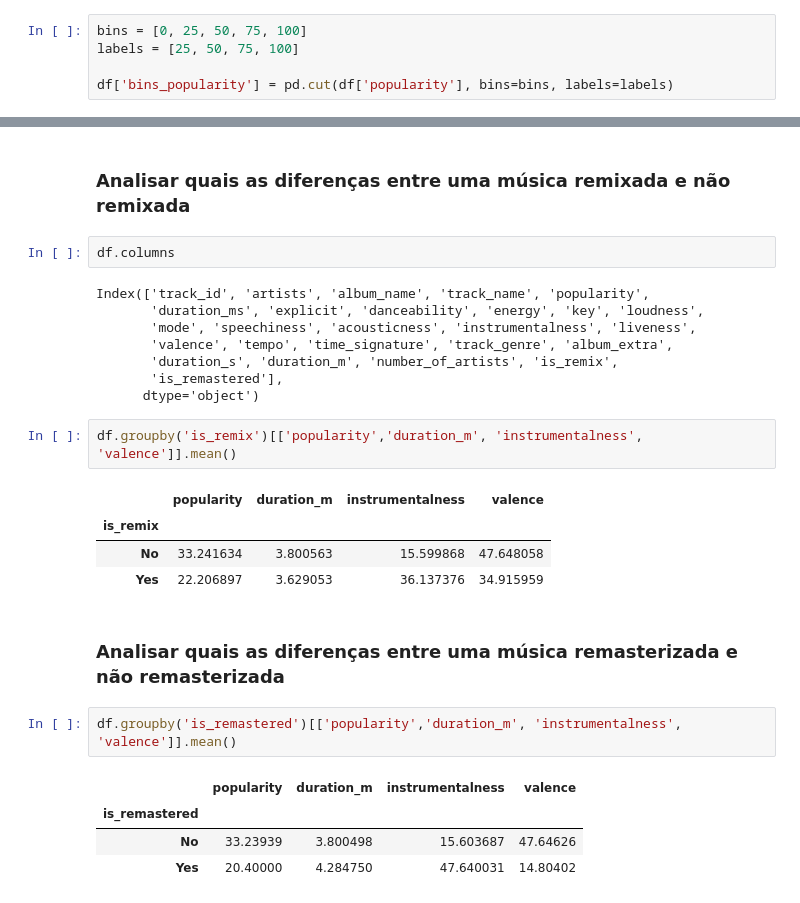
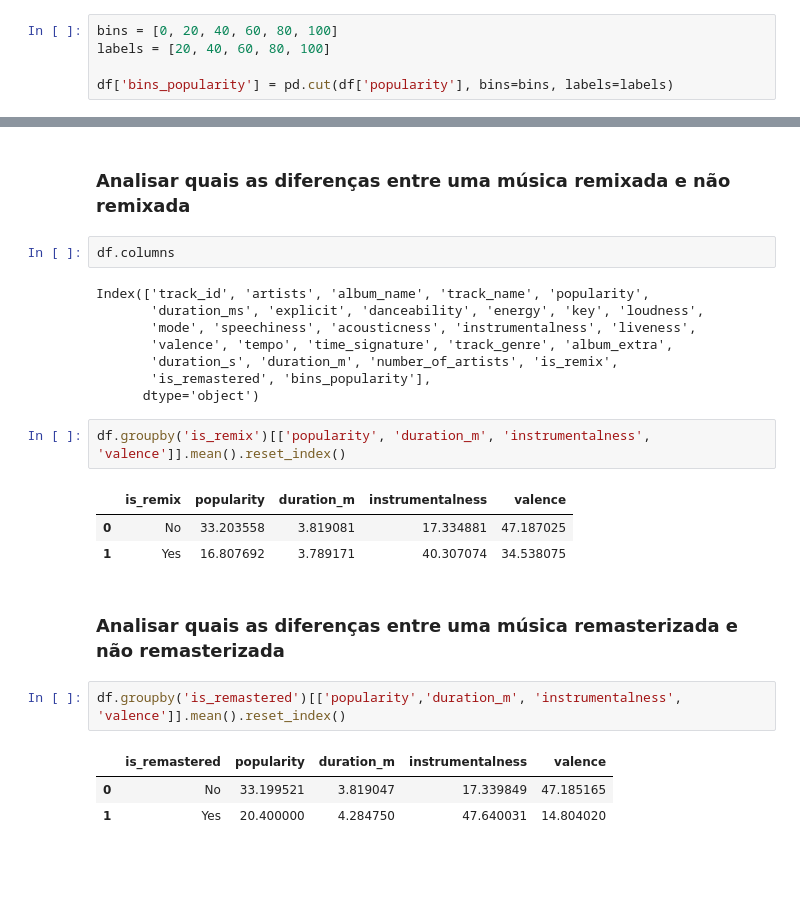
Before and after one commit to alvaroDatlo/analise_spotify, a Jupyter notebook: main.ipynb, the cells around one changed output, grey strips where cells are left out. Drawn from its saved outputs; the diff is of its cells as text; blank space fills up the shorter version.

```diff
--- a/main.ipynb
+++ b/main.ipynb
@@ -292,5 +369,5 @@ Name: count, dtype: int64
 # %%
-bins = [0, 25, 50, 75, 100]
-labels = [25, 50, 75, 100]
+bins = [0, 20, 40, 60, 80, 100]
+labels = [20, 40, 60, 80, 100]
 
 df['bins_popularity'] = pd.cut(df['popularity'], bins=bins, labels=labels)
@@ -321,21 +402,19 @@ Index(['track_id', 'artists', 'album_name', 'track_name', 'popularity',
        'mode', 'speechiness', 'acousticness', 'instrumentalness', 'liveness',
        'valence', 'tempo', 'time_signature', 'track_genre', 'album_extra',
        'duration_s', 'duration_m', 'number_of_artists', 'is_remix',
-       'is_remastered'],
+       'is_remastered', 'bins_popularity'],
       dtype='object')
 # %%
-df.groupby('is_remix')[['popularity','duration_m', 'instrumentalness', 'valence']].mean()
+df.groupby('is_remix')[['popularity', 'duration_m', 'instrumentalness', 'valence']].mean().reset_index()
 # %% [output]
-|  | popularity | duration_m | instrumentalness | valence |
-| is_remix |  |  |  |  |
-| No | 33.241634 | 3.800563 | 15.599868 | 47.648058 |
-| Yes | 22.206897 | 3.629053 | 36.137376 | 34.915959 |
+|  | is_remix | popularity | duration_m | instrumentalness | valence |
+| 0 | No | 33.203558 | 3.819081 | 17.334881 | 47.187025 |
+| 1 | Yes | 16.807692 | 3.789171 | 40.307074 | 34.538075 |
 # %% [markdown]
 ### Analisar quais as diferenças entre uma música remasterizada e não remasterizada
 # %%
-df.groupby('is_remastered')[['popularity','duration_m', 'instrumentalness', 'valence']].mean()
+df.groupby('is_remastered')[['popularity','duration_m', 'instrumentalness', 'valence']].mean().reset_index()
 # %% [output]
-|  | popularity | duration_m | instrumentalness | valence |
-| is_remastered |  |  |  |  |
-| No | 33.23939 | 3.800498 | 15.603687 | 47.64626 |
-| Yes | 20.40000 | 4.284750 | 47.640031 | 14.80402 |
+|  | is_remastered | popularity | duration_m | instrumentalness | valence |
+| 0 | No | 33.199521 | 3.819047 | 17.339849 | 47.185165 |
+| 1 | Yes | 20.400000 | 4.284750 | 47.640031 | 14.804020 |
```
Also changed, not shown: parts of 34 cells of this notebook.
